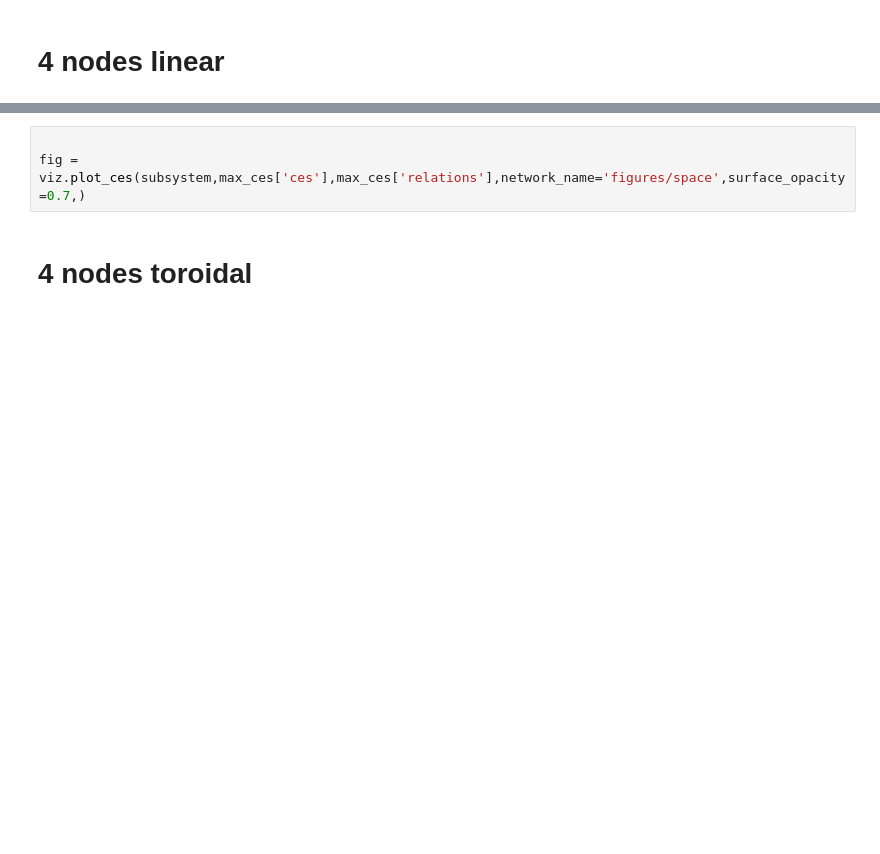
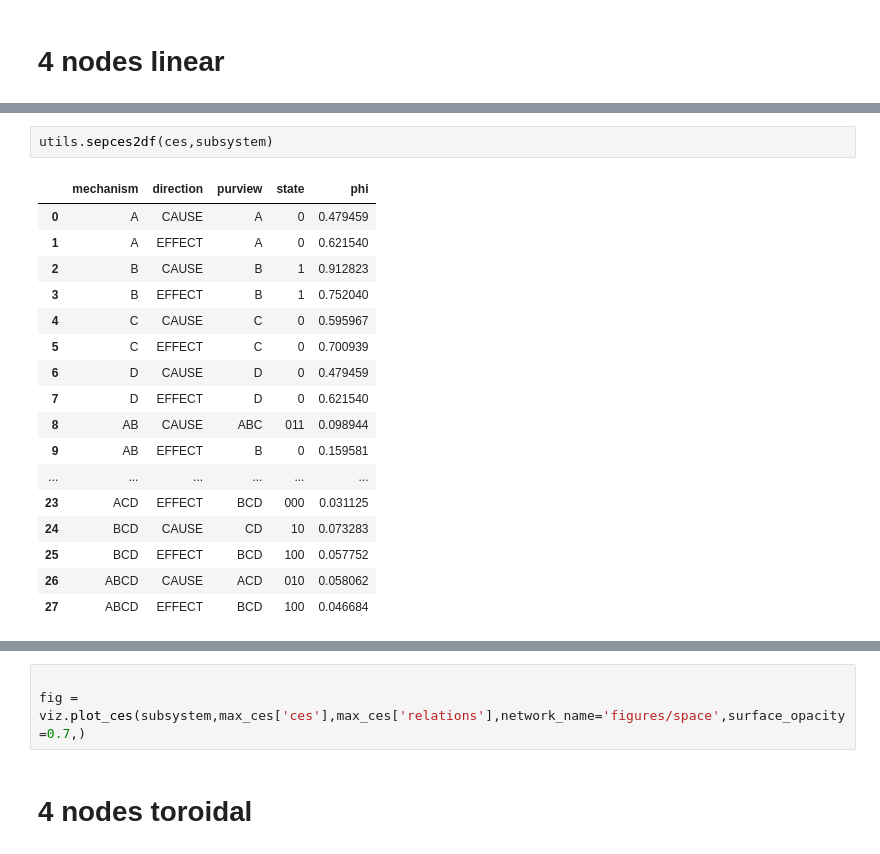
Before and after one commit to matteograsso/visualize_pyphi, a Jupyter notebook: space_figures.ipynb, the cells around one changed output, grey strips where cells are left out. Drawn from its saved outputs; the diff is of its cells as text; blank space fills up the shorter version.

```diff
--- a/space_figures.ipynb
+++ b/space_figures.ipynb
@@ -151,3 +115,23 @@ utils.sepces2df(max_ces['ces'],subsystem)
+# %%
+utils.sepces2df(ces,subsystem)
+# %% [output]
+|  | mechanism | direction | purview | state | phi |
+| 0 | A | CAUSE | A | 0 | 0.479459 |
+| 1 | A | EFFECT | A | 0 | 0.621540 |
+| 2 | B | CAUSE | B | 1 | 0.912823 |
+| 3 | B | EFFECT | B | 1 | 0.752040 |
+| 4 | C | CAUSE | C | 0 | 0.595967 |
+| 5 | C | EFFECT | C | 0 | 0.700939 |
+| 6 | D | CAUSE | D | 0 | 0.479459 |
+| 7 | D | EFFECT | D | 0 | 0.621540 |
+| 8 | AB | CAUSE | ABC | 011 | 0.098944 |
+| 9 | AB | EFFECT | B | 0 | 0.159581 |
+| ... | ... | ... | ... | ... | ... |
+| 23 | ACD | EFFECT | BCD | 000 | 0.031125 |
+| 24 | BCD | CAUSE | CD | 10 | 0.073283 |
+| 25 | BCD | EFFECT | BCD | 100 | 0.057752 |
+| 26 | ABCD | CAUSE | ACD | 010 | 0.058062 |
+| 27 | ABCD | EFFECT | BCD | 100 | 0.046684 |
 # %%
 max_ces['MIP']
 # %% [output]
```
Also changed, not shown: parts of 22 cells of this notebook.
